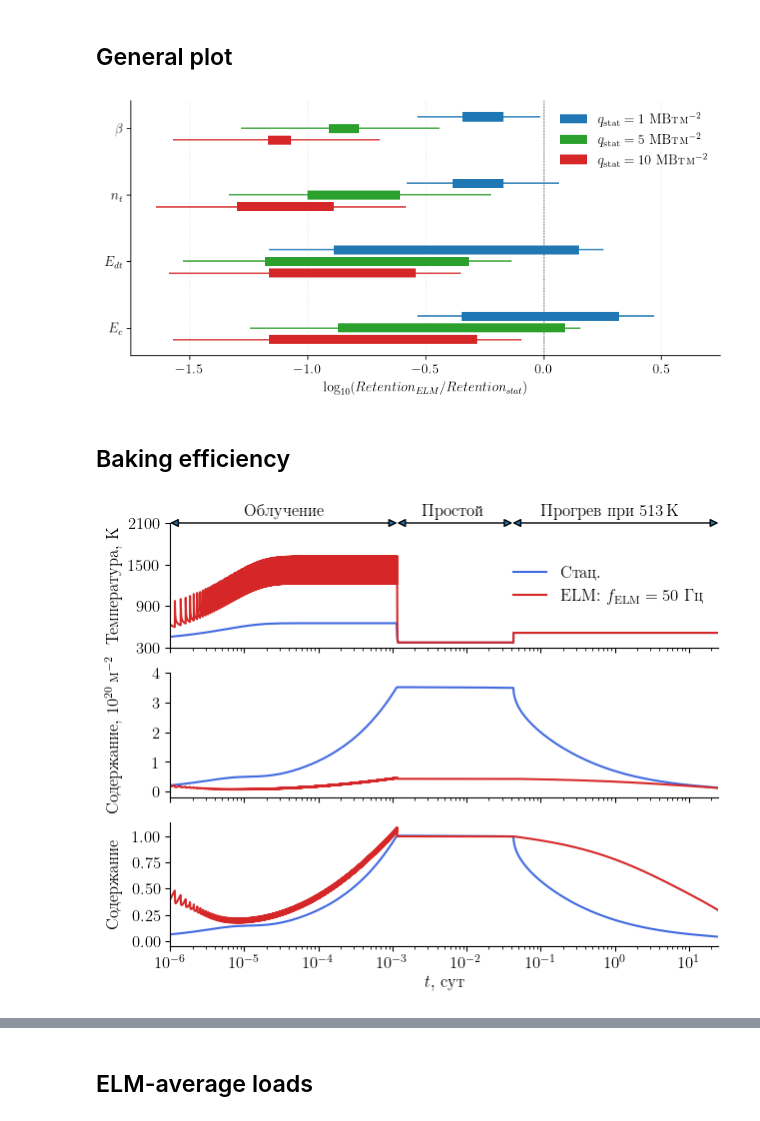
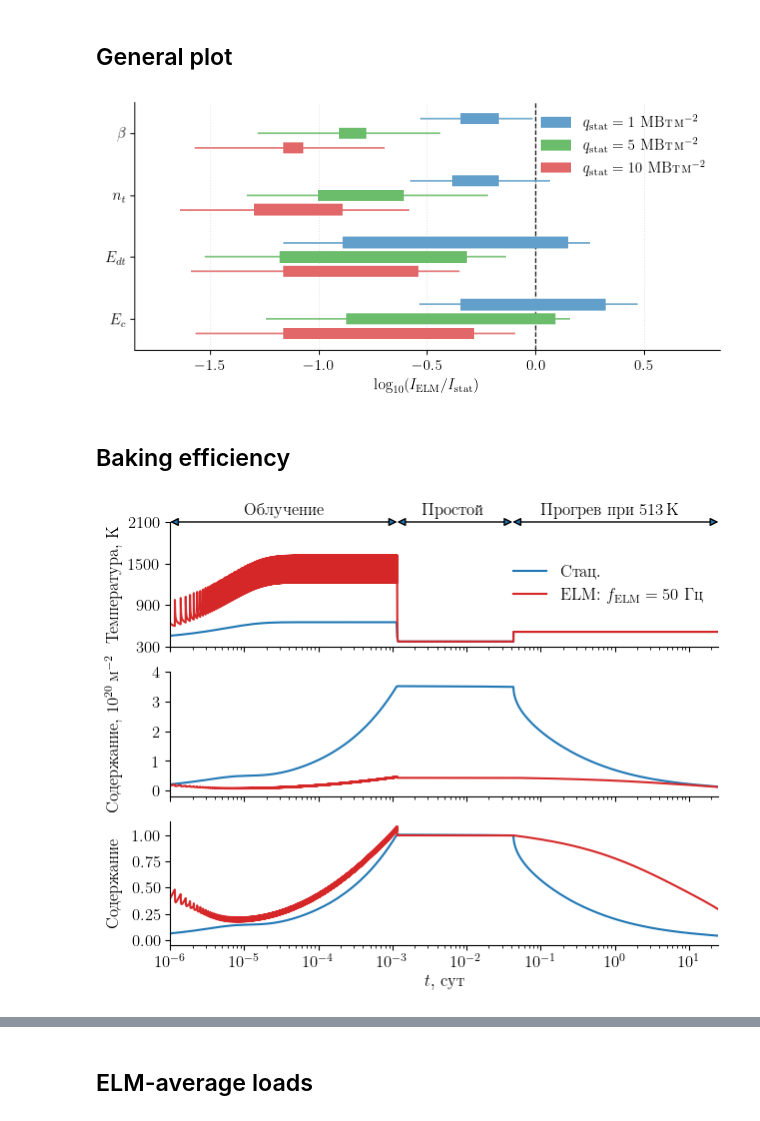
Before and after one commit to KulaginVladimir/PhD, a Jupyter notebook: Scripts/Chapter_3/ELMs/ELMs.ipynb, the cells around one changed output, grey strips where cells are left out. Drawn from its saved outputs; the diff is of its cells as text; code cells hidden in the pictures.

```diff
--- a/Scripts/Chapter_3/ELMs/ELMs.ipynb
+++ b/Scripts/Chapter_3/ELMs/ELMs.ipynb
@@ -76,7 +77,7 @@ T_eped = 4.7e3  # eV
 q = 1.6e-19  # C
 P_ELM = 0.3 * P_sol
 
-colors = ["tab:red", "tab:green", "tab:blue"]
+colors = ["#629fca", "#6bbc6b", "#e26768"]
 t = np.linspace(0.000001, 0.0025, 2000)
 
 r_en_elm = 1.40e-1
@@ -546,7 +547,7 @@ data_ELM = []
 
 freqs = [f for f in [10, 100]]
 q_vals = [5, 10]
-colors = ["tab:blue", "tab:red"]
+colors = ["#629fca", "#e26768"]
 
 fig, axs = plt.subplots(
     1, 2, figsize=(200 * mm2inch, 74 * mm2inch), sharey=True, sharex=True
@@ -606,7 +607,8 @@ for i, q in enumerate(q_vals):
 
 ampls = np.zeros_like(R_max)
 
-colors = ["tab:blue", "tab:green", "tab:red"]
+colors = ["#629fca", "#6bbc6b", "#e26768"]
+
 for i in range(3):
     ax.plot(
         freqs,
@@ -805,11 +807,11 @@ plt.show()
 from matplotlib.patches import Patch
 
 Q_LABELS = [rf"$q_{{\textrm{{stat}}}}={q}$ МВт\,м$^{{-2}}$" for q in [1, 5, 10]]
-Q_COLORS = ["tab:blue", "tab:green", "tab:red"]
+Q_COLORS = ["#629fca", "#6bbc6b", "#e26768"]
 
-DY = 0.07       # расстояние между тремя q внутри строки
-BOX_H = 0.055   # высота прямоугольника
-ROW_GAP = 0.4  # расстояние между параметрами
+DY = 0.07
+BOX_H = 0.055
+ROW_GAP = 0.3
 
 def summarize_one_q(elm_list_for_q, stat_for_q, use_log10=True):
     """
@@ -830,10 +832,10 @@ def summarize_one_q(elm_list_for_q, stat_for_q, use_log10=True):
     center = float(np.median(x_fmean))                               # marker
     return box_low, box_high, whisk_low, whisk_high, center
 
-def forest_plot_multi_params(params, title=None, xref=0.0, use_log10=True):
+def plot_(params, title=None, xref=0.0, use_log10=True):
     n_params = len(params)
 
-    fig, ax = plt.subplots(figsize=(200 * mm2inch, 100 * mm2inch))
+    fig, ax = plt.subplots(figsize=(180 * mm2inch, 90 * mm2inch))
 
     all_x = []
 
@@ -857,43 +859,44 @@ def forest_plot_multi_params(params, title=None, xref=0.0, use_log10=True):
 
             #ax.plot(center, y, "o", color=color, markersize=4, zorder=3)
 
-    ax.axvline(xref, color="black", linewidth=0.5, ls="dashed", zorder=0)
+    ax.axvline(xref, color="black", linewidth=1, ls="dashed", zorder=0)
 
     ax.set_yticks([i * ROW_GAP for i in range(n_params)])
     ax.set_yticklabels([p["name"] for p in params])
     ax.invert_yaxis()
 
-    ax.set_xlabel(r"$\log_{10}(Retention_{ELM}/Retention_{stat})$" if use_log10 else r"Retention$_\text{ELM}$/Retention$_\text{stat}$")
+    ax.set_xlabel(r"$\log_{10}(I_\text{ELM}/I_\text{stat})$" if use_log10 else r"I$_\text{ELM}$I$_\text{stat}$")
     if title:
         ax.set_title(title)
 
     ax.grid(axis="x", linestyle=":", alpha=0.35)
 
-    ax.set_xlim(-1.75, 0.75)
+    ax.set_xlim(-1.85, 0.85)
 
-    # легенда
     handles = [Patch(facecolor=c, edgecolor="none", label=ql)
                for c, ql in zip(Q_COLORS, Q_LABELS)]
 
-    ax.legend(handles=handles, loc="upper right", framealpha=0.9)
+    ax.legend(handles=handles, loc="upper right")
 
     plt.tight_layout()
+
+    plt.savefig("../../../Thesis/images/elms_sens.pdf", bbox_inches="tight", pad_inches=0.01)
     plt.show()
 # %%
 params = [
     {"name": r"$\beta$",    "ELM_data": ELM_beta_data,  "stat_data": stat_beta_data},
     {"name": r"$n_t$",      "ELM_data": ELM_conc_data,   "stat_data": stat_conc_data},
     {"name": r"$E_{dt}$",   "ELM_data": ELM_Edt_data,    "stat_data": stat_Edt_data},
     {"name": r"$E_c$",      "ELM_data": ELM_data,        "stat_data": stat_data},
 ]
 
-forest_plot_multi_params(
+plot_(
     params,
     use_log10=True,
     xref=0.0
 )
 # %% [output]
-[figure, old version]
+[figure, new version]
 # %% [markdown]
 ## Baking efficiency
 # %%
@@ -954,7 +957,7 @@ data_ELM = np.vstack(
 # %%
 fig, axs = plt.subplots(3, 1, figsize=(180 * mm2inch, 140 * mm2inch), sharex=True)
 
-axs[0].plot(data_stat[:, 0], data_stat[:, 1], color="royalblue", label="Стац.")
+axs[0].plot(data_stat[:, 0], data_stat[:, 1], color="tab:blue", label="Стац.")
 axs[0].plot(
     data_ELM[:, 0],
     data_ELM[:, 1],
@@ -962,10 +965,10 @@ axs[0].plot(
     label=r"ELM: $f_\mathrm{ELM}=50$ Гц",
 )
 
-axs[1].plot(data_stat[:, 0], data_stat[:, 2] / 1e20, color="royalblue")
+axs[1].plot(data_stat[:, 0], data_stat[:, 2] / 1e20, color="tab:blue")
 axs[1].plot(data_ELM[:, 0], data_ELM[:, 2] / 1e20, color="tab:red")
 
-axs[2].plot(data_stat[:, 0], data_stat[:, 2] / stat_baking[0, 2], color="royalblue")
+axs[2].plot(data_stat[:, 0], data_stat[:, 2] / stat_baking[0, 2], color="tab:blue")
 axs[2].plot(data_ELM[:, 0], data_ELM[:, 2] / ELM_baking[0, 2], color="tab:red")
 
 axs[0].annotate(
@@ -1023,7 +1026,7 @@ plt.savefig(
 )
 plt.show()
 # %% [output]
-[figure, old version]
+[figure, new version]
 # %%
 freqs = [i for i in range(0, 110, 10)]
 data = np.zeros((3, 11))
```
Also changed, not shown: parts of 7 cells of this notebook, 36 other files.
